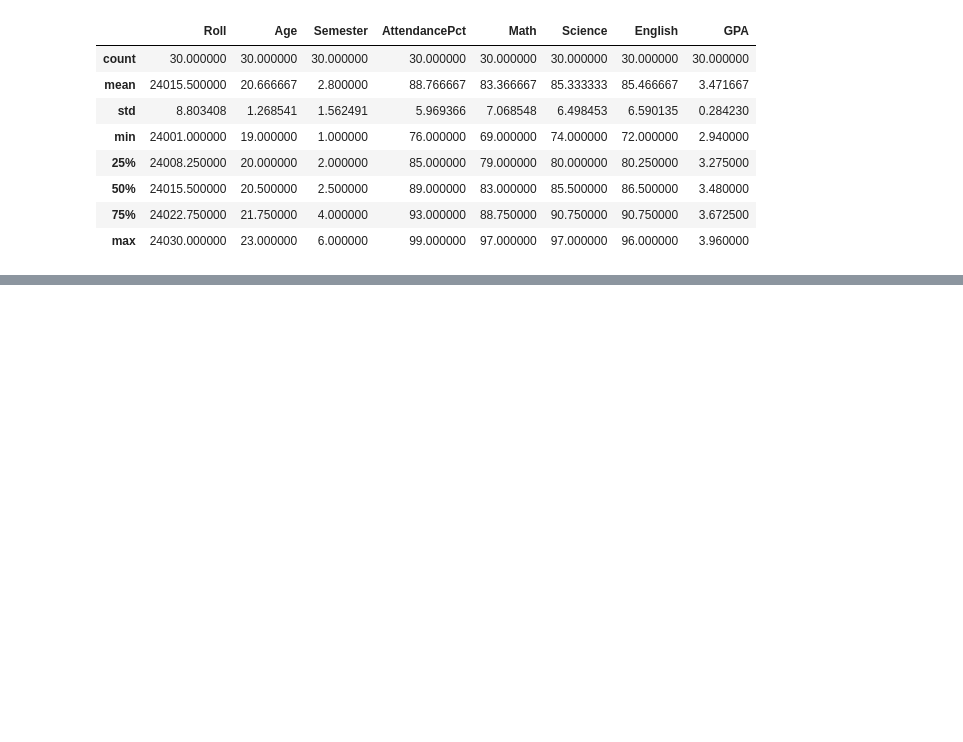
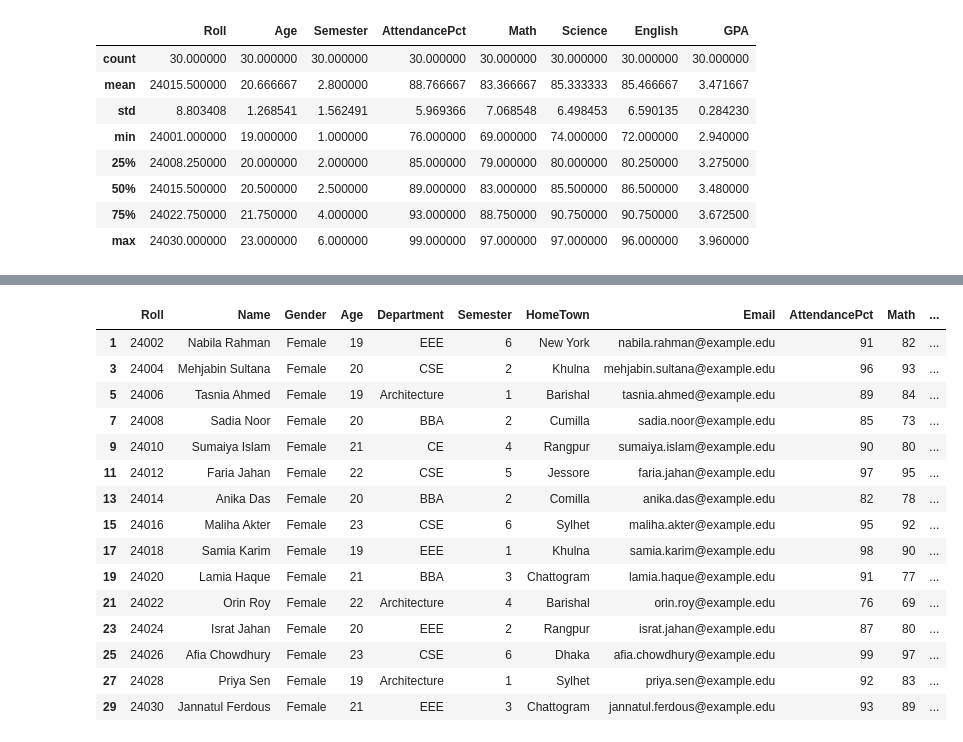
Before and after one commit to TanvirSdq/guide, a Jupyter notebook: Python/Pandas/M-12.ipynb, the cells around one changed output, grey strips where cells are left out. Cells and saved outputs as stored; diff of their text form; code cells hidden in the pictures; blank space fills up the shorter version.

```diff
--- a/Python/Pandas/M-12.ipynb
+++ b/Python/Pandas/M-12.ipynb
@@ -140,0 +408,20 @@ df.describe()
+# %%
+not_male = df.loc[df['Gender'] != 'Male']
+not_male
+# %% [output]
+|  | Roll | Name | Gender | Age | Department | Semester | HomeTown | Email | AttendancePct | Math | ... |
+| 1 | 24002 | Nabila Rahman | Female | 19 | EEE | 6 | New York | nabila.rahman@example.edu | 91 | 82 | ... |
+| 3 | 24004 | Mehjabin Sultana | Female | 20 | CSE | 2 | Khulna | mehjabin.sultana@example.edu | 96 | 93 | ... |
+| 5 | 24006 | Tasnia Ahmed | Female | 19 | Architecture | 1 | Barishal | tasnia.ahmed@example.edu | 89 | 84 | ... |
+| 7 | 24008 | Sadia Noor | Female | 20 | BBA | 2 | Cumilla | sadia.noor@example.edu | 85 | 73 | ... |
+| 9 | 24010 | Sumaiya Islam | Female | 21 | CE | 4 | Rangpur | sumaiya.islam@example.edu | 90 | 80 | ... |
+| 11 | 24012 | Faria Jahan | Female | 22 | CSE | 5 | Jessore | faria.jahan@example.edu | 97 | 95 | ... |
+| 13 | 24014 | Anika Das | Female | 20 | BBA | 2 | Comilla | anika.das@example.edu | 82 | 78 | ... |
+| 15 | 24016 | Maliha Akter | Female | 23 | CSE | 6 | Sylhet | maliha.akter@example.edu | 95 | 92 | ... |
+| 17 | 24018 | Samia Karim | Female | 19 | EEE | 1 | Khulna | samia.karim@example.edu | 98 | 90 | ... |
+| 19 | 24020 | Lamia Haque | Female | 21 | BBA | 3 | Chattogram | lamia.haque@example.edu | 91 | 77 | ... |
+| 21 | 24022 | Orin Roy | Female | 22 | Architecture | 4 | Barishal | orin.roy@example.edu | 76 | 69 | ... |
+| 23 | 24024 | Israt Jahan | Female | 20 | EEE | 2 | Rangpur | israt.jahan@example.edu | 87 | 80 | ... |
+| 25 | 24026 | Afia Chowdhury | Female | 23 | CSE | 6 | Dhaka | afia.chowdhury@example.edu | 99 | 97 | ... |
+| 27 | 24028 | Priya Sen | Female | 19 | Architecture | 1 | Sylhet | priya.sen@example.edu | 92 | 83 | ... |
+| 29 | 24030 | Jannatul Ferdous | Female | 21 | EEE | 3 | Chattogram | jannatul.ferdous@example.edu | 93 | 89 | ... |
```
Also changed, not shown: parts of 26 cells of this notebook, 2 other files.
